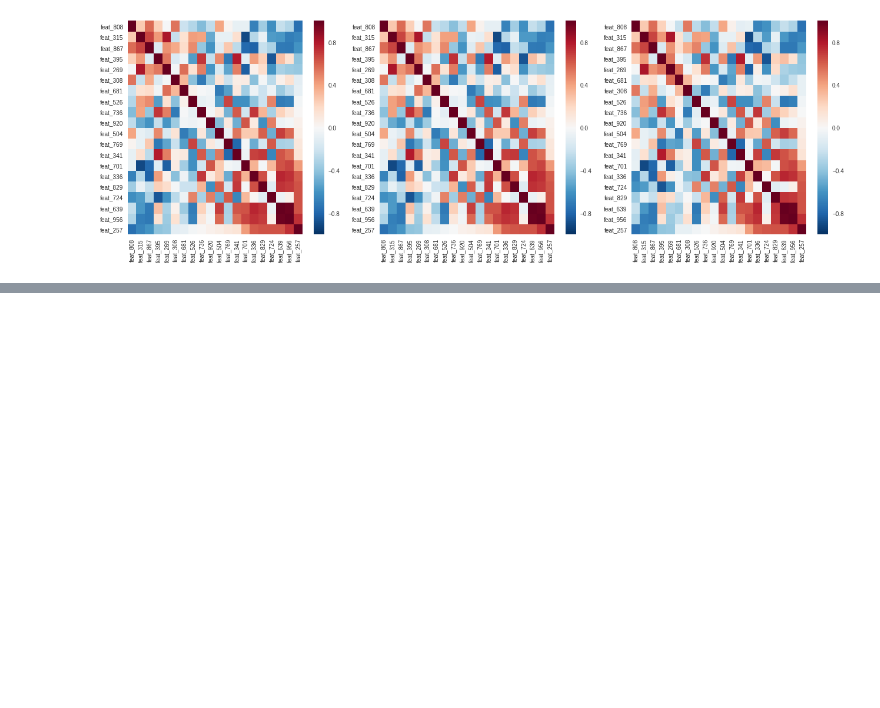
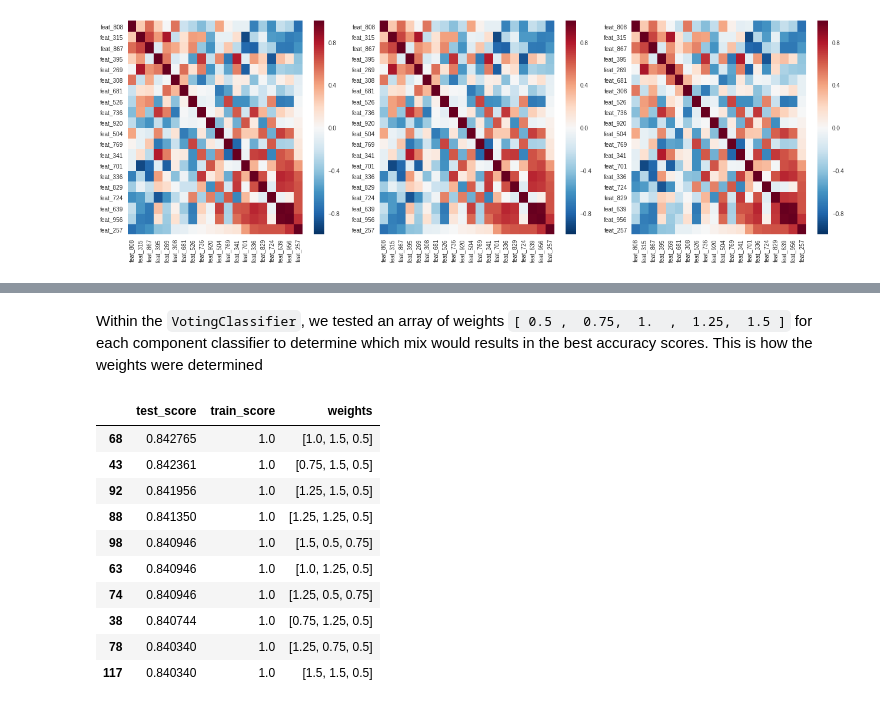
Before and after one commit to djkjohnston/Feature_Selection_Classification_GA_DSI_Proj3, a Jupyter notebook: Madelon Report.ipynb, the cells around one changed output, grey strips where cells are left out. Cells and saved outputs as stored; diff of their text form; code cells hidden in the pictures; blank space fills up the shorter version.

```diff
--- a/Madelon Report.ipynb
+++ b/Madelon Report.ipynb
@@ -700,0 +969,17 @@ plt.tight_layout()
+# %% [markdown]
+Within the `VotingClassifier`, we tested an array of weights `[ 0.5 ,  0.75,  1.  ,  1.25,  1.5 ]` for each component classifier to determine which mix would results in the best accuracy scores. This is how the weights were determined
+# %%
+voting_scores_df = pd.read_csv('data/election.csv')
+voting_scores_df.sort_values('test_score', ascending=False).head(10)
+# %% [output]
+|  | test_score | train_score | weights |
+| 68 | 0.842765 | 1.0 | [1.0, 1.5, 0.5] |
+| 43 | 0.842361 | 1.0 | [0.75, 1.5, 0.5] |
+| 92 | 0.841956 | 1.0 | [1.25, 1.5, 0.5] |
+| 88 | 0.841350 | 1.0 | [1.25, 1.25, 0.5] |
+| 98 | 0.840946 | 1.0 | [1.5, 0.5, 0.75] |
+| 63 | 0.840946 | 1.0 | [1.0, 1.25, 0.5] |
+| 74 | 0.840946 | 1.0 | [1.25, 0.5, 0.75] |
+| 38 | 0.840744 | 1.0 | [0.75, 1.25, 0.5] |
+| 78 | 0.840340 | 1.0 | [1.25, 0.75, 0.5] |
+| 117 | 0.840340 | 1.0 | [1.5, 1.5, 0.5] |
```
Also changed, not shown: parts of 25 cells of this notebook, 6 other files.
